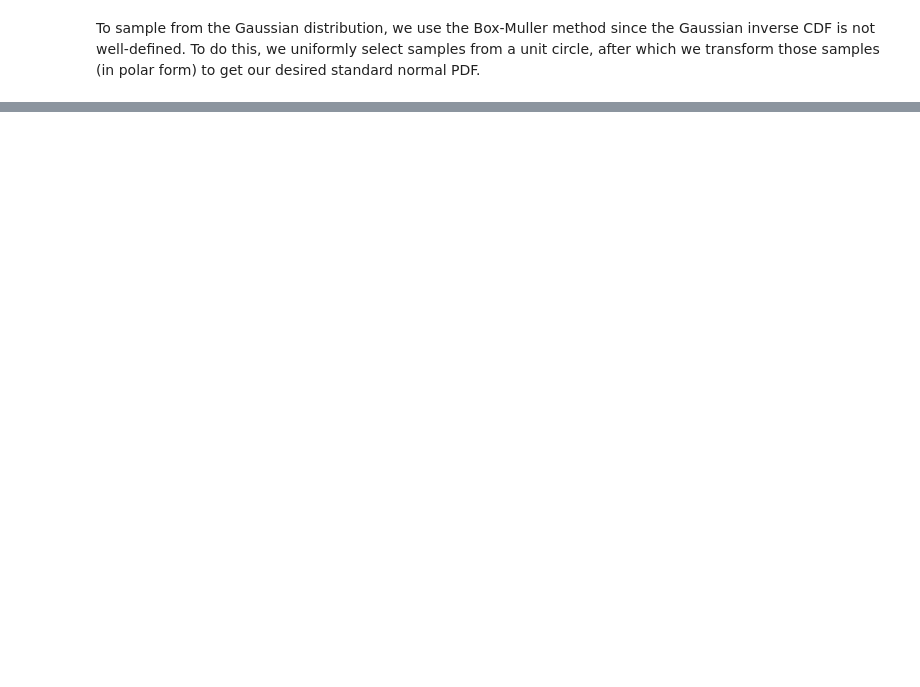
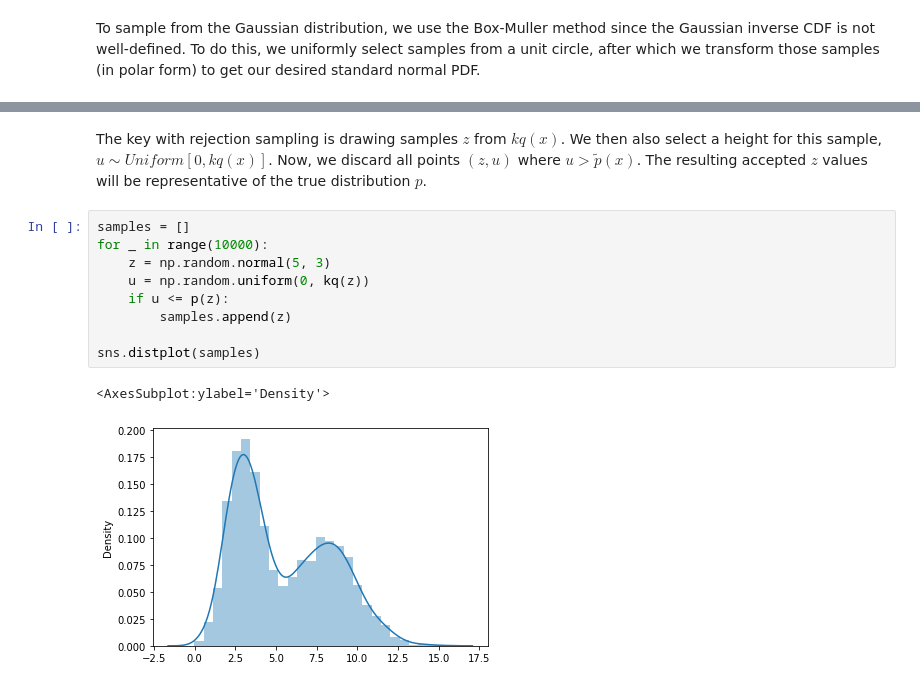
Before and after one commit to kanyesthaker/prml-notebooks, a Jupyter notebook: Sampling.ipynb, the cells around one changed output, grey strips where cells are left out. Saved outputs shown, nothing was run; the diff lists cells and outputs as text; blank space fills up the shorter version.

Commit message:
Add rejection sampling

```diff
--- a/Sampling.ipynb
+++ b/Sampling.ipynb
@@ -58,0 +81,14 @@ sns.histplot(z2, color="orange")
+# %% [markdown]
+The key with rejection sampling is drawing samples $z$ from $kq(x)$. We then also select a height for this sample, $u \sim Uniform[0, kq(x)]$. Now, we discard all points $(z, u)$ where $u > \widetilde{p}(x)$. The resulting accepted $z$ values will be representative of the true distribution $p$.
+# %%
+samples = []
+for _ in range(10000):
+    z = np.random.normal(5, 3)
+    u = np.random.uniform(0, kq(z))
+    if u <= p(z):
+        samples.append(z)
+
+sns.distplot(samples)
+# %% [output]
+<AxesSubplot:ylabel='Density'>
+[figure, added]
```
Also changed, not shown: parts of 6 cells of this notebook.
